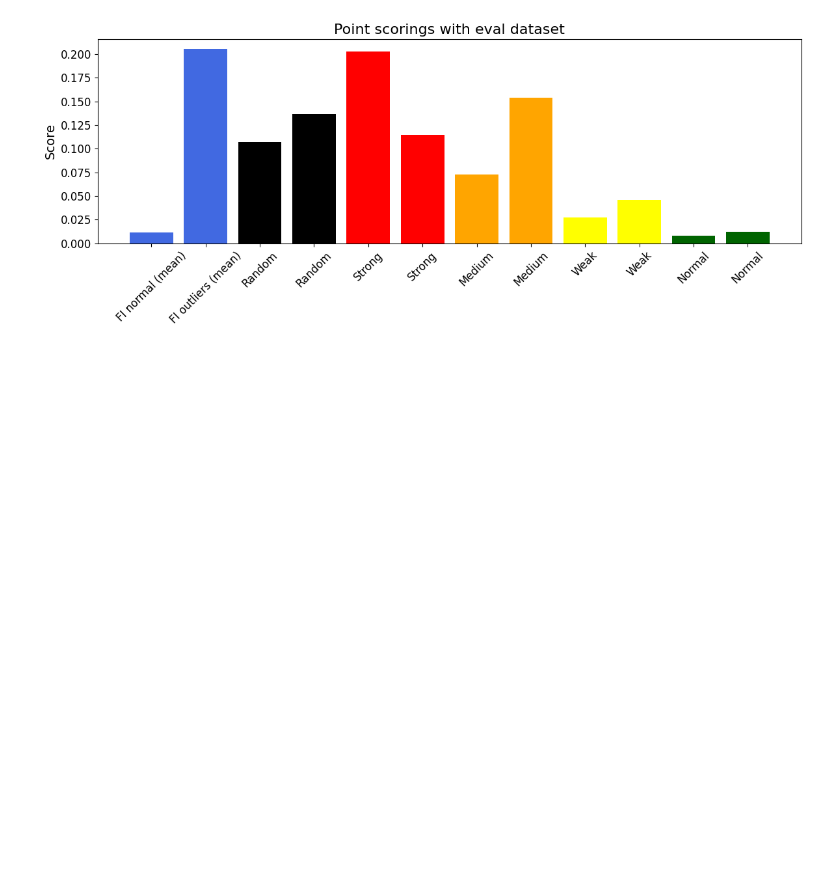
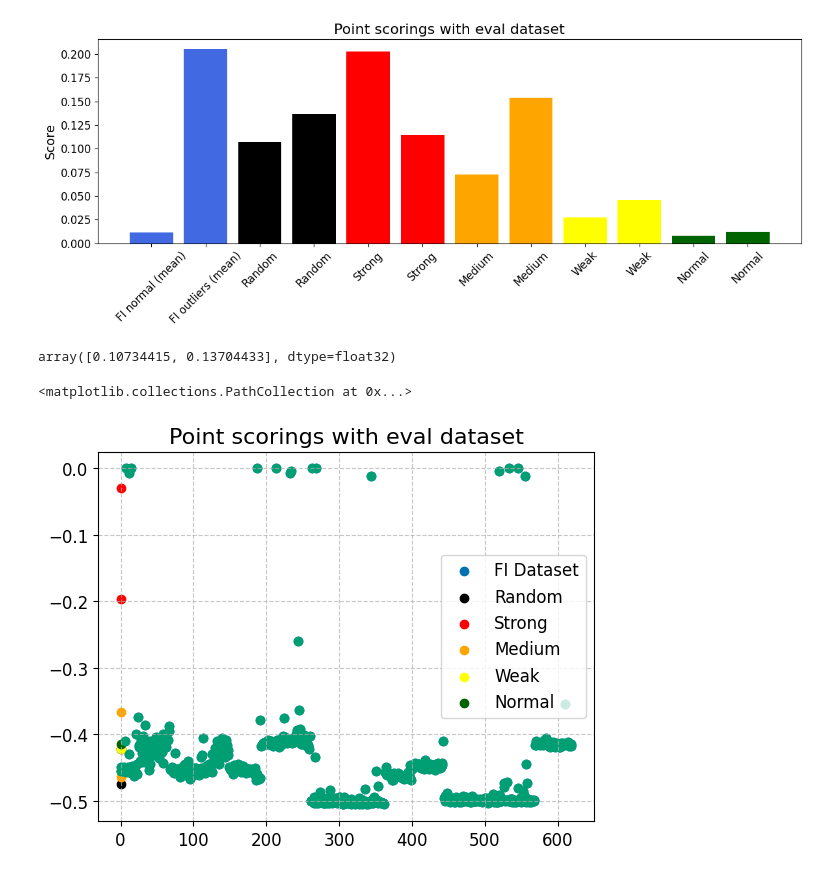
Before and after one commit to jHrdy/vyzkumak, a Jupyter notebook: src/anomaly_detection/deep_learning/autoencoders/testing_ae/conv_ae_testing.ipynb, the cells around one changed output. Drawn from its saved outputs; the diff is of its cells as text; code cells hidden in the pictures; blank space fills up the shorter version.

```diff
--- a/src/anomaly_detection/deep_learning/autoencoders/testing_ae/conv_ae_testing.ipynb
+++ b/src/anomaly_detection/deep_learning/autoencoders/testing_ae/conv_ae_testing.ipynb
@@ -139,3 +140,25 @@ plt.tight_layout()
 plt.show()
 # %% [output]
 [figure]
+# %%
+eval_score[:2]
+# %% [output]
+array([0.10734415, 0.13704433], dtype=float32)
+# %%
+import torch
+kldivloss = torch.nn.KLDivLoss()
+scores = score_points(full_dataset, model, criterion=kldivloss)
+eval_scores2 = score_points(eval_df['histogram'], model, criterion=kldivloss)
+apply_global_style()
+plt.title("Point scorings with eval dataset")
+plt.scatter(range(len(scores)), scores, label='FI Dataset')
+plt.scatter(range(len(eval_scores2[:2])), eval_scores2[:2], color='black', label='Random')
+plt.scatter(range(len(eval_scores2[2:4])), eval_scores2[2:4], color='red', label='Strong')
+plt.scatter(range(len(eval_scores2[4:6])), eval_scores2[4:6], color='orange', label='Medium')
+plt.scatter(range(len(eval_scores2[6:8])), eval_scores2[6:8], color='yellow', label='Weak')
+plt.scatter(range(len(eval_scores2[8:])), eval_scores2[8:], color='darkgreen', label='Normal')
+plt.legend()
+plt.scatter(range(len(scores)), scores)
+# %% [output]
+<matplotlib.collections.PathCollection at 0x...>
+[figure, added]
```
Also changed, not shown: parts of 2 cells of this notebook, 3 other files.
